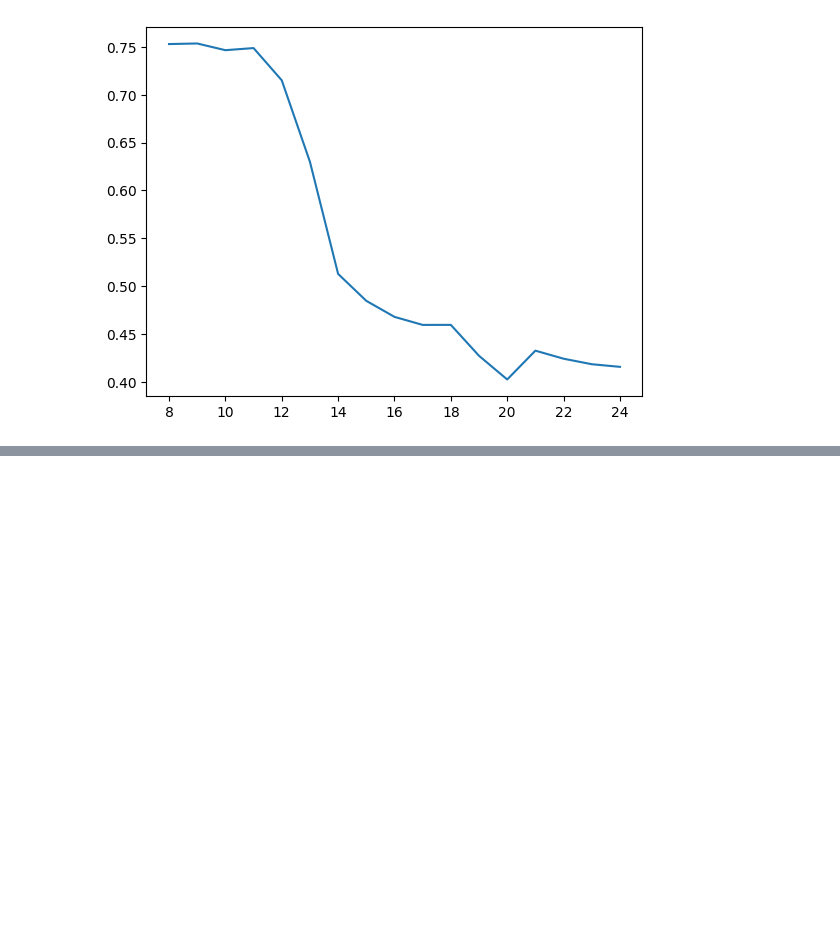
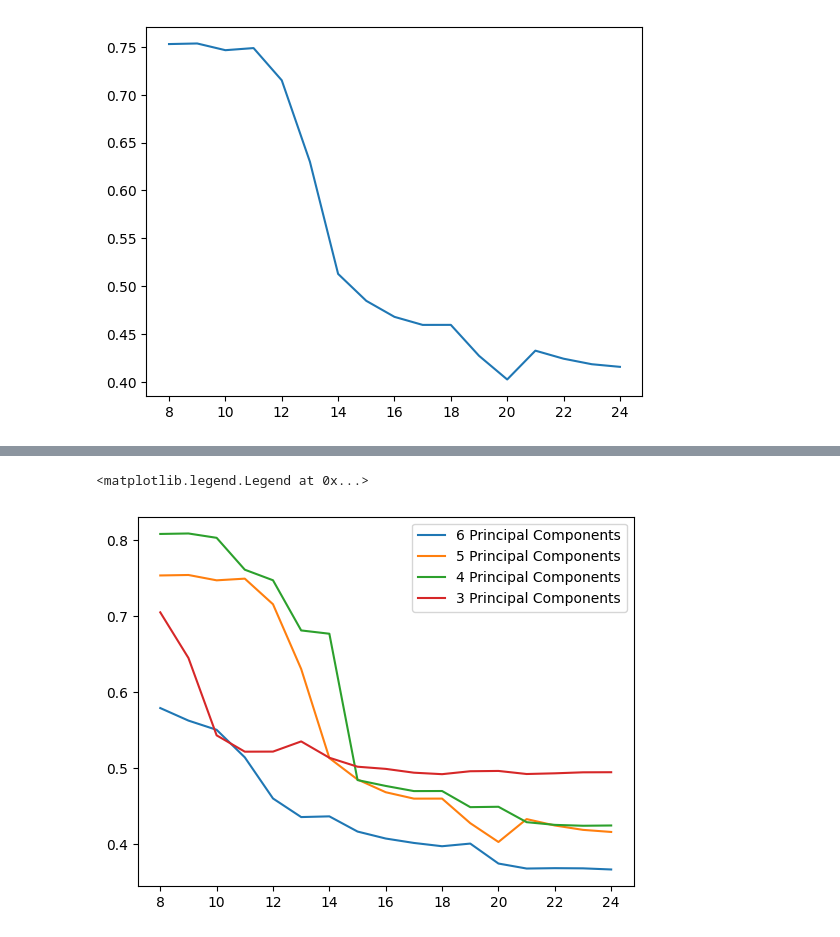
Before and after one commit to MattGroho/tab-hero, a Jupyter notebook: scripts/unsupersived_pipeline/unsupervised_pipeline_investigation.ipynb, the cells around one changed output, grey strips where cells are left out. Drawn from its saved outputs; the diff is of its cells as text; code cells hidden in the pictures; blank space fills up the shorter version.

```diff
--- a/scripts/unsupersived_pipeline/unsupervised_pipeline_investigation.ipynb
+++ b/scripts/unsupersived_pipeline/unsupervised_pipeline_investigation.ipynb
@@ -165,8 +171,8 @@ songs = full.song_id.unique()
 instruments = np.arange(0, 4)
 difficulties = np.arange(0, 4)
 
-num_songs_and_instruments = len(full.loc[:, ['song_id', 'instrument_id']].drop_duplicates())
-print(num_songs_and_instruments)
+NUM_SONGS_AND_INSTRUMENTS = len(full.loc[:, ['song_id', 'instrument_id']].drop_duplicates())
+print(NUM_SONGS_AND_INSTRUMENTS)
 
 consistent_cols = ['song_id', 'instrument_id']
 
@@ -179,7 +185,7 @@ for col in full.columns:
 
     curr_n_rows = len(full.loc[:, cols_to_check].drop_duplicates())
 
-    if curr_n_rows == num_songs_and_instruments:
+    if curr_n_rows == NUM_SONGS_AND_INSTRUMENTS:
         consistent_cols.append(col)
 
 print(consistent_cols)
@@ -588,0 +691,9 @@ plt.plot(kmeans_eval_df.n_clusters, kmeans_eval_df.silhouette_score)
+# %%
+for pc in poss_principal_components[::-1]:
+    silhouette_score_col = f'{pc}_silhouette_score'
+    plt.plot(kmeans_eval_grid.index, kmeans_eval_grid.loc[:, silhouette_score_col], label=f'{pc} Principal Components')
+
+plt.legend()
+# %% [output]
+<matplotlib.legend.Legend at 0x...>
+[figure, added]
```
Also changed, not shown: parts of 16 cells of this notebook.
